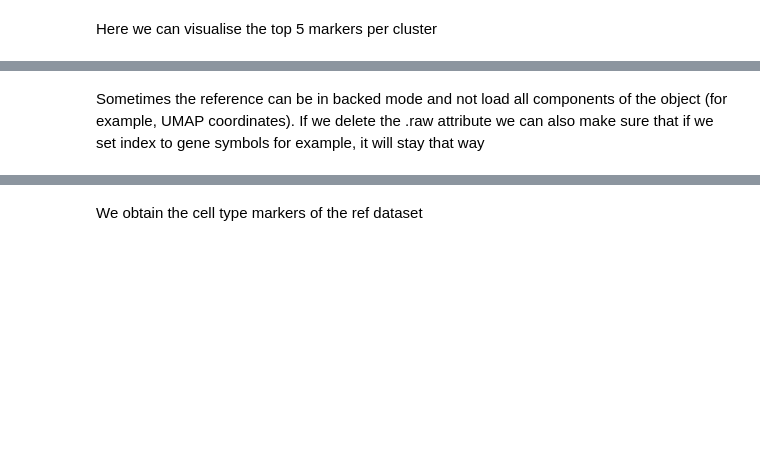
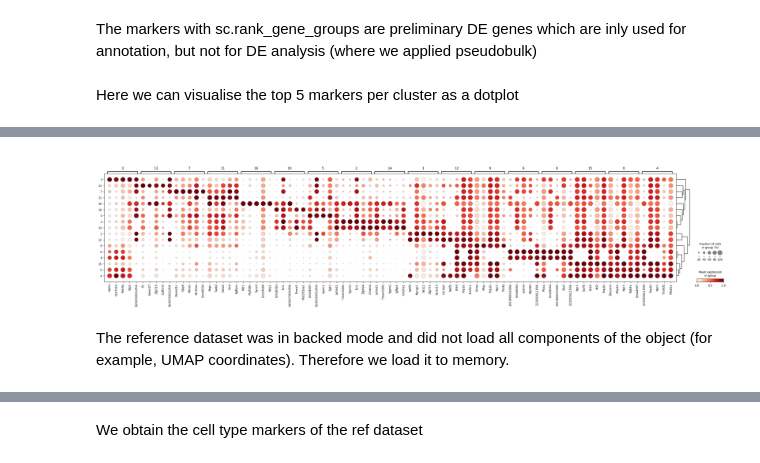
Before and after one commit to mariakaraboeva/ra-embryoids, a Jupyter notebook: Notebooks/9_Annotation.ipynb, the cells around one changed output, grey strips where cells are left out. Cells and saved outputs as stored; diff of their text form; code cells hidden in the pictures; blank space fills up the shorter version.

```diff
--- a/Notebooks/9_Annotation.ipynb
+++ b/Notebooks/9_Annotation.ipynb
@@ -12,21 +15,7 @@ warnings.filterwarnings('ignore')
 # %%
-alldata = sc.read_h5ad('new_data/integrated/alldata.h5ad')
-alldata1 = sc.read_h5ad('Anndata_Objects/Annotation/alldata.h5ad') # contains the original scVI integrated clustering to reproduce results
-alldata.var.index = alldata.var["gene_name"]
-alldata = alldata [:, ~alldata.var_names.duplicated(keep='first')].copy()
-alldata.X=alldata.layers['log1p_norm']
+# alldata1 = sc.read_h5ad('alldata.h5ad') #open query data
+#as Anndata object
+alldata.var.index = alldata.var["gene_name"]# change .var DataFrame index in order to visualise gene names on embedding UMAP plots
+alldata = alldata [:, ~alldata.var_names.duplicated(keep='first')].copy() # remove duplicates for scanpy DE preliminary marker identification
+alldata.X=alldata.layers['log1p_norm'] # scanpy DE uses log1p-normalised counts
-# %%
-
-# reproduce results with original embedding
-
-obsm=alldata1.obsm.copy()
-uns=alldata1.uns.copy()
-varm=alldata1.varm.copy()
-obsp = alldata1.obsp.copy()
-clustering=alldata1.obs['scVI_res_0.5'].copy()
-alldata.obsm=obsm
-alldata.uns=uns
-alldata.obsp=obsp
-alldata.obs['scVI_res_0.5']=clustering
-del alldata1
 # %% [markdown]
@@ -67,4 +59,6 @@ def get_stats(t_stats):
     return rank_stats
+# %% [markdown]
+The markers with sc.rank_gene_groups are preliminary DE genes which are inly used for annotation, but not for DE analysis (where we applied pseudobulk)
 # %%
 sc.tl.rank_genes_groups(alldata, groupby='scVI_res_0.5', method='t-test', key_added='t-test', gene_symbols='gene_name', use_raw=False)
 query_groups = sc.get.rank_genes_groups_df(alldata, group=None, key="t-test")
@@ -72,5 +70,6 @@ query_groups = sc.get.rank_genes_groups_df(alldata, group=None, key="t-test")
 # %% [markdown]
-Here we can visualise the top 5 markers per cluster
+Here we can visualise the top 5 markers per cluster as a dotplot
 # %%
-sc.pl.rank_genes_groups_dotplot(alldata, groupby='scVI_res_0.5', standard_scale='var', layer='log1p_norm', save='dotplot_markers.png', n_genes=5)
+sc.pl.rank_genes_groups_dotplot(alldata, groupby='scVI_res_0.5', key='t-test',standard_scale='var', layer='log1p_norm', save='dotplot_markers.png', n_genes=5)
 # this will save to figures/dotplot_markers.png in wd
+# %% [output]
@@ -77,7 +78,8 @@ sc.pl.rank_genes_groups_dotplot(alldata, groupby='scVI_res_0.5', standard_scale=
+[figure, added]
 # %%
 query_groups
 # %% [markdown]
-Sometimes the reference can be in backed mode and not load all components of the object (for example, UMAP coordinates). If we delete the .raw attribute we can also make sure that if we set index to gene symbols for example, it will stay that way
+The reference dataset was in backed mode and did not load all components of the object (for example, UMAP coordinates). Therefore we load it to memory.
 # %%
 theirdata = sc.read_h5ad('Anndata_Objects/theirdata.h5ad')
 theirdata=theirdata.to_memory()
```
Also changed, not shown: parts of 24 cells of this notebook, 13 other files.
